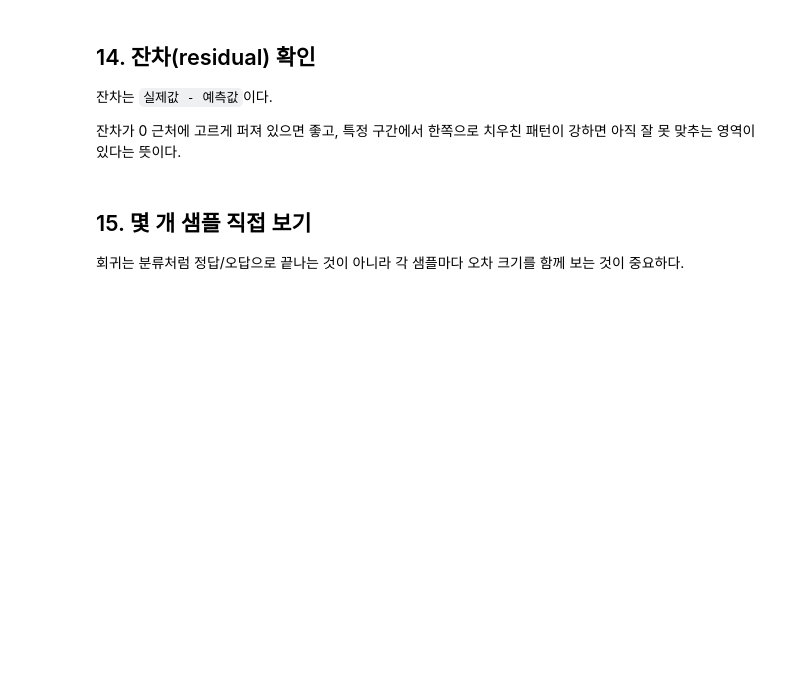
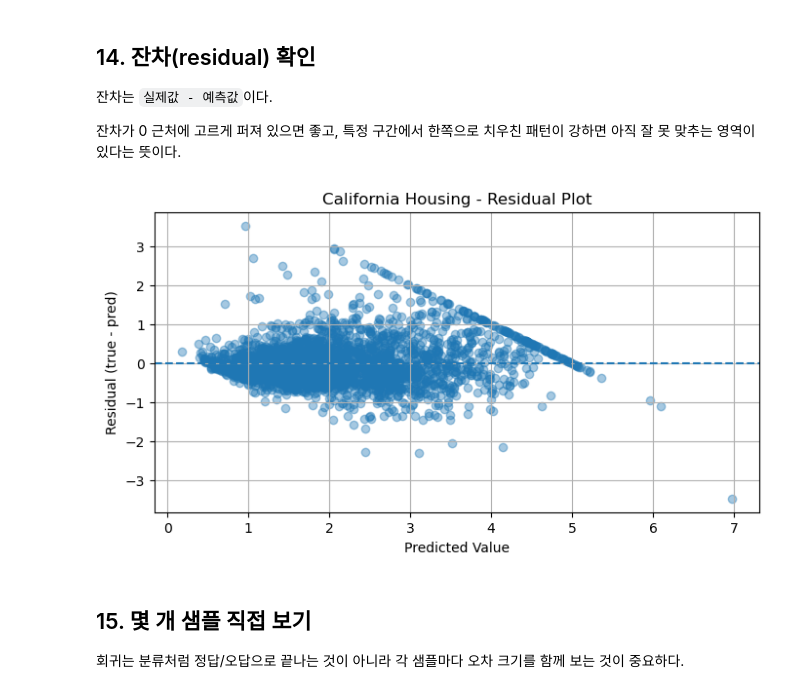
Before and after one commit to j-ai-616/06_deep_learning_basic, a Jupyter notebook: practice/03_regression_practice.ipynb, the cells around one changed output. Saved outputs shown, nothing was run; the diff lists cells and outputs as text; code cells hidden in the pictures; blank space fills up the shorter version.

```diff
--- a/practice/03_regression_practice.ipynb
+++ b/practice/03_regression_practice.ipynb
@@ -107,7 +118,16 @@ target을 다시 원래 스케일로 되돌려야 한다.
 # - fit은 train에만 한다.
 # - y는 reshape(-1, 1) 후 정규화하고 다시 1차원으로 펴준다.
 
-raise NotImplementedError('입력 / target 정규화 코드를 완성해보세요.')
+x_scaler = StandardScaler()
+y_scaler = StandardScaler()
+
+X_train_scaled = x_scaler.fit_transform(X_train)
+X_val_scaled = x_scaler.transform(X_val)
+X_test_scaled = x_scaler.transform(X_test)
+
+y_train_scaled = y_scaler.fit_transform(y_train.reshape(-1, 1)).reshape(-1)
+y_val_scaled = y_scaler.transform(y_val.reshape(-1, 1)).reshape(-1)
+y_test_scaled = y_scaler.transform(y_test.reshape(-1, 1)).reshape(-1)
 
 print('X_train_scaled mean (first 3 features):', X_train_scaled[:, :3].mean(axis=0))
 print('y_train_scaled mean:', y_train_scaled.mean())
@@ -237,7 +277,12 @@ def evaluate_regression(model, loader, criterion, y_scaler):
 
     # TODO 2. 정규화된 예측값과 정답을 원래 스케일로 되돌려 회귀 지표를 계산한다.
 
-    raise NotImplementedError('inverse_transform과 회귀 지표 계산 코드를 완성해보세요.')
+    preds = y_scaler.inverse_transform(preds_scaled).reshape(-1)
+    targets = y_scaler.inverse_transform(targets_scaled).reshape(-1)
+
+    mae = mean_absolute_error(targets, preds)
+    rmse = np.sqrt(mean_squared_error(targets, preds))
+    r2 = r2_score(targets, preds)
 
     return avg_loss, mae, rmse, r2, targets, preds
 # %% [markdown]
@@ -257,6 +302,8 @@ def evaluate_regression(model, loader, criterion, y_scaler):
 # - optimizer: AdamW, lr=0.001, weight_decay=1e-4
 # - scheduler: CosineAnnealingLR(T_max=80, eta_min=1e-5)
 
-raise NotImplementedError('criterion / optimizer / scheduler 설정을 완성해보세요.')
+criterion = nn.MSELoss()
+optimizer = optim.AdamW(model.parameters(), lr=0.001, weight_decay=1e-4)
+scheduler = optim.lr_scheduler.CosineAnnealingLR(optimizer, T_max=80, eta_min=1e-5)
 
 print(optimizer)
@@ -350,7 +427,11 @@ test 데이터에서 최종 성능을 평가한다.
 # %%
 # TODO 4. best_state를 다시 불러오고 test 성능을 평가
 
-raise NotImplementedError('best model 복원과 test 평가 코드를 완성해보세요.')
+model.load_state_dict(best_state)
+
+test_loss, test_mae, test_rmse, test_r2, y_true_test, y_pred_test = evaluate_regression(
+    model, test_loader, criterion, y_scaler
+)
 
 print('---')
 print('test metrics')
@@ -430,3 +521,18 @@ raise NotImplementedError('residual 계산과 residual plot 코드를 완성해
+# %%
+# TODO 5. residual을 계산하고 residual plot을 그려본다.
+
+residuals = y_true_test - y_pred_test
+
+plt.figure(figsize=(8, 4))
+plt.scatter(y_pred_test, residuals, alpha=0.4)
+plt.axhline(0, linestyle='--')
+plt.title('California Housing - Residual Plot')
+plt.xlabel('Predicted Value')
+plt.ylabel('Residual (true - pred)')
+plt.grid()
+plt.show()
+# %% [output]
+[figure, added]
 # %% [markdown]
 ## 15. 몇 개 샘플 직접 보기
 
```
Also changed, not shown: parts of 15 cells of this notebook, 1 other file.
